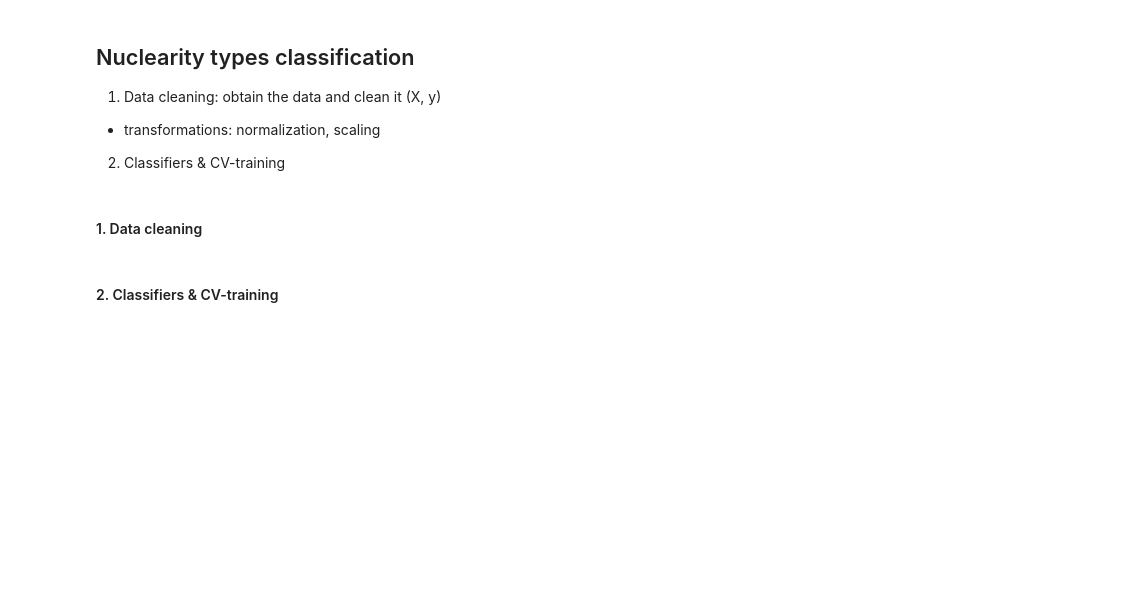
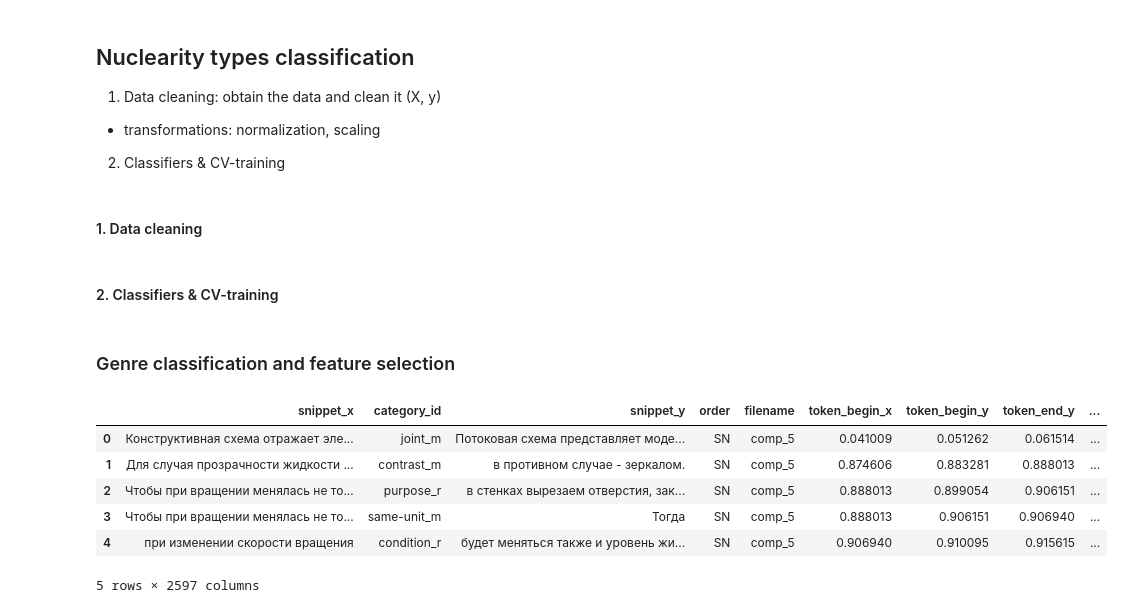
Before and after one commit to tchewik/isanlp_rst, a Jupyter notebook: src/maintenance/2_relations_classification.ipynb, the cells around one changed output. Drawn from its saved outputs; the diff is of its cells as text; code cells hidden in the pictures; blank space fills up the shorter version.

```diff
--- a/src/maintenance/2_relations_classification.ipynb
+++ b/src/maintenance/2_relations_classification.ipynb
@@ -771,3 +1006,15 @@ results, classifiers, reports = train_stratified([nnclassifier_smote,
                                                   fs_lgbm], X, y, nsplits=5, confusion=False)
 
 describe_cv_result(results)
+# %% [markdown]
+### Genre classification and feature selection
+# %%
+df.head()
+# %% [output]
+|  | snippet_x | category_id | snippet_y | order | filename | token_begin_x | token_begin_y | token_end_y | ... |
+| 0 | Конструктивная схема отражает эле... | joint_m | Потоковая схема представляет моде... | SN | comp_5 | 0.041009 | 0.051262 | 0.061514 | ... |
+| 1 | Для случая прозрачности жидкости ... | contrast_m | в противном случае - зеркалом. | SN | comp_5 | 0.874606 | 0.883281 | 0.888013 | ... |
+| 2 | Чтобы при вращении менялась не то... | purpose_r | в стенках вырезаем отверстия, зак... | SN | comp_5 | 0.888013 | 0.899054 | 0.906151 | ... |
+| 3 | Чтобы при вращении менялась не то... | same-unit_m | Тогда | SN | comp_5 | 0.888013 | 0.906151 | 0.906940 | ... |
+| 4 | при изменении скорости вращения | condition_r | будет меняться также и уровень жи... | SN | comp_5 | 0.906940 | 0.910095 | 0.915615 | ... |
+5 rows × 2597 columns
```
Also changed, not shown: parts of 39 cells of this notebook, 2 other files.
